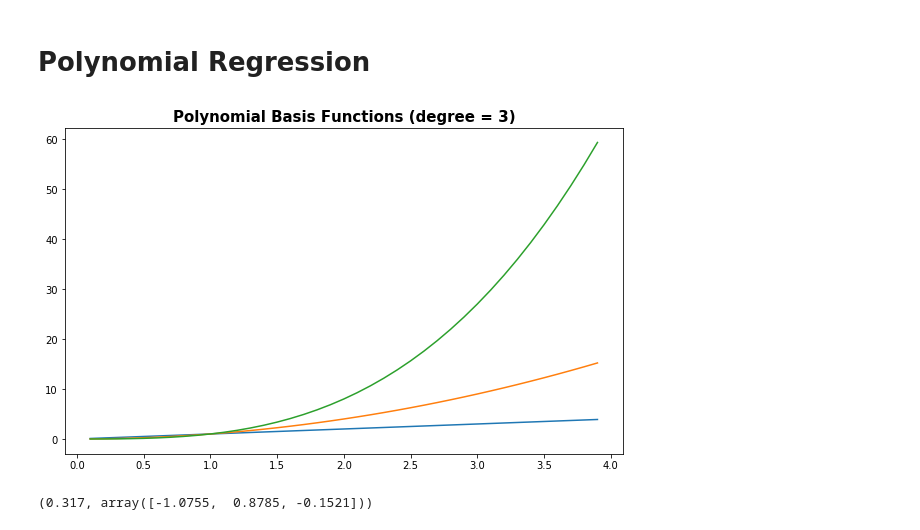
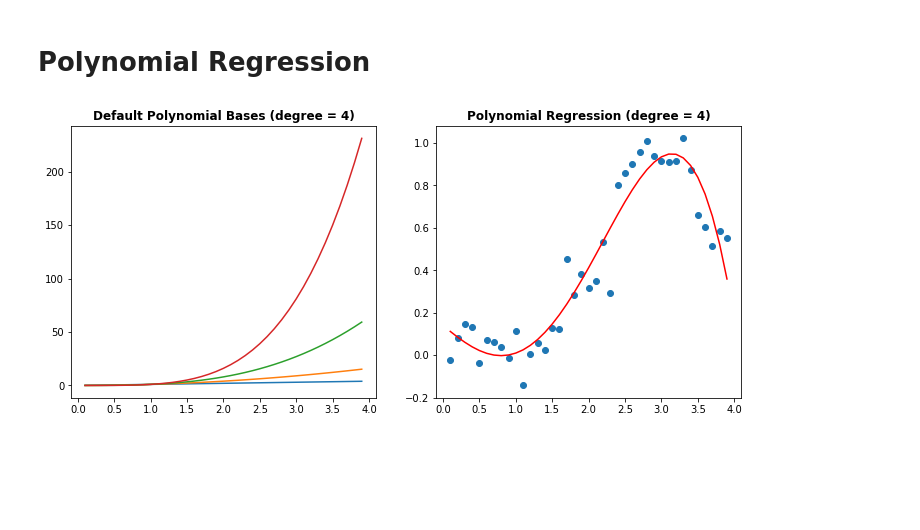
Before and after one commit to anhnguyendepocen/Stat3612, a Jupyter notebook: Lecture4/Lecture4 Basis Expansion.ipynb, the cells around one changed output. Drawn from its saved outputs; the diff is of its cells as text; code cells hidden in the pictures; blank space fills up the shorter version.

```diff
--- a/Lecture4/Lecture4 Basis Expansion.ipynb
+++ b/Lecture4/Lecture4 Basis Expansion.ipynb
@@ -37,21 +37,20 @@ plt.show()
 # Polynomial Regression
 # %%
 from sklearn.preprocessing import PolynomialFeatures
+from sklearn.linear_model import LinearRegression
 
-PolyBasis = PolynomialFeatures(degree=3, include_bias=False)
+PolyBasis = PolynomialFeatures(degree=4, include_bias=False)
 xphi = PolyBasis.fit_transform(x.reshape([-1,1]))
+linreg = LinearRegression()
+linreg.fit(xphi, y)
+yfit = linreg.predict(xphi)
 
-plt.figure(1, figsize=(10, 6))
-plt.plot(x, xphi)
-plt.title('Polynomial Basis Functions (degree = 3)', fontsize=15, fontweight="bold")
+fig, axs = plt.subplots(1, 2, figsize=(12, 5))
+axs[0].plot(x, xphi)
+axs[0].set_title('Default Polynomial Bases (degree = 4)', fontweight="bold")
+axs[1].plot(x, y, 'o')
+axs[1].plot(x, yfit, color="red")
+axs[1].set_title('Polynomial Regression (degree = 4)', fontweight="bold")
 plt.show()
 # %% [output]
-[figure, old version]
+[figure, new version]
-# %%
-from sklearn.linear_model import LinearRegression
-
-linreg = LinearRegression()
-linreg.fit(xphi, y)
-np.round(linreg.intercept_,4), np.round(linreg.coef_,4)
-# %% [output]
-(0.317, array([-1.0755,  0.8785, -0.1521]))
```
Also changed, not shown: parts of 8 cells of this notebook.
